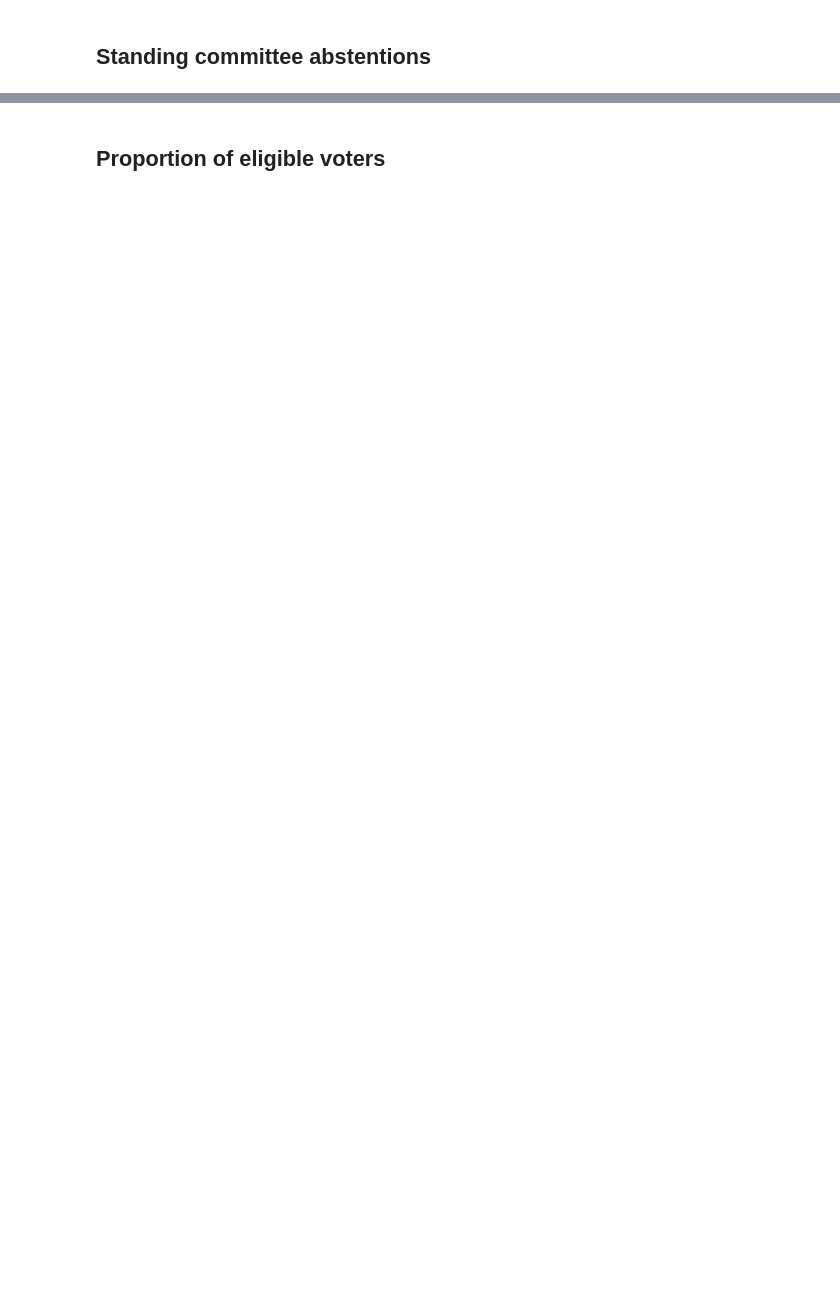
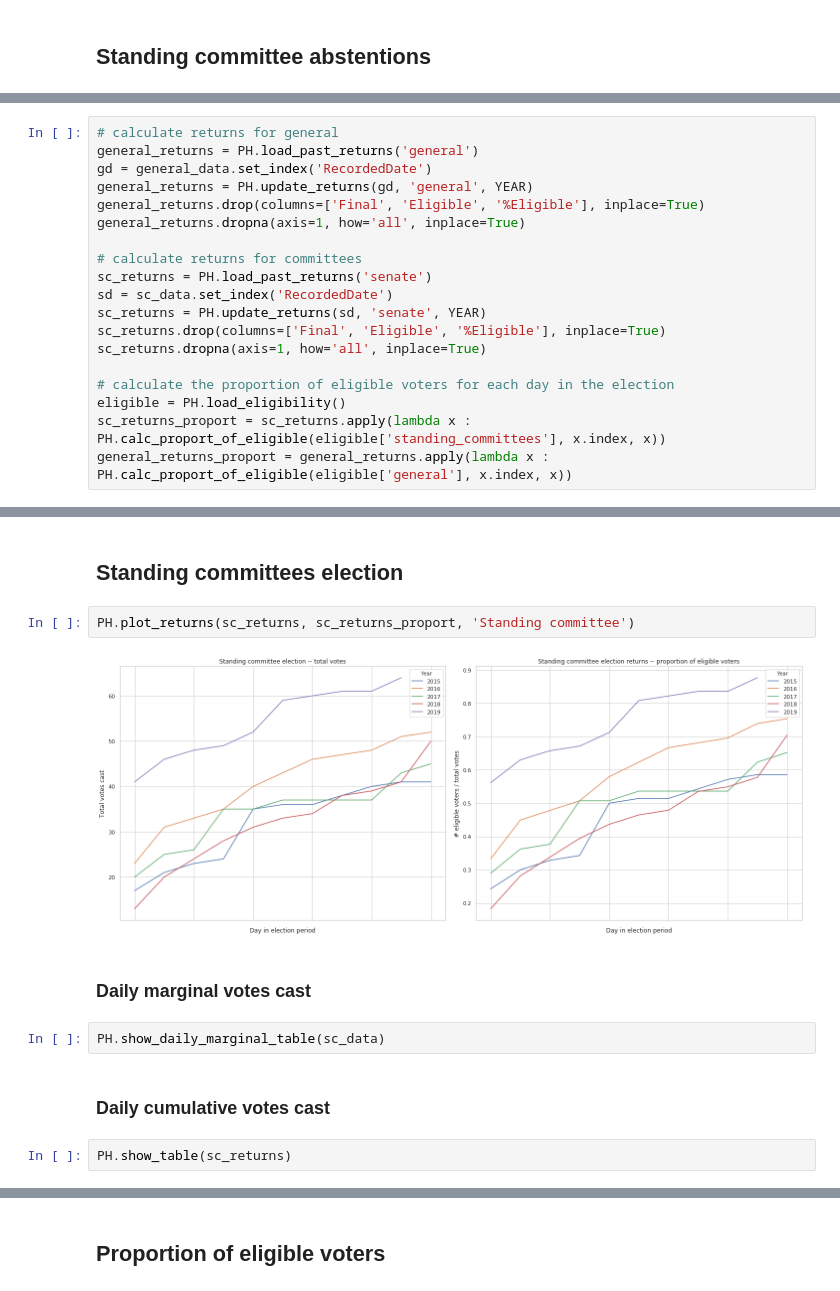
Before and after one commit to AdamSwenson/csun-election-management, a Jupyter notebook: notebooks/2019 Senate Election Management Tools.ipynb, the cells around one changed output, grey strips where cells are left out. Cells and saved outputs as stored; diff of their text form; blank space fills up the shorter version.

Commit message:
finally working. still having problems with latex reports

```diff
--- a/notebooks/2019 Senate Election Management Tools.ipynb
+++ b/notebooks/2019 Senate Election Management Tools.ipynb
@@ -509,0 +461,19 @@ plot_abstentions(sc_results)
+# %%
+# calculate returns for general
+general_returns = PH.load_past_returns('general')
+gd = general_data.set_index('RecordedDate')
+general_returns = PH.update_returns(gd, 'general', YEAR)
+general_returns.drop(columns=['Final', 'Eligible', '%Eligible'], inplace=True)
+general_returns.dropna(axis=1, how='all', inplace=True)
+
+# calculate returns for committees
+sc_returns = PH.load_past_returns('senate')
+sd = sc_data.set_index('RecordedDate')
+sc_returns = PH.update_returns(sd, 'senate', YEAR)
+sc_returns.drop(columns=['Final', 'Eligible', '%Eligible'], inplace=True)
+sc_returns.dropna(axis=1, how='all', inplace=True)
+
+# calculate the proportion of eligible voters for each day in the election
+eligible = PH.load_eligibility()
+sc_returns_proport = sc_returns.apply(lambda x : PH.calc_proport_of_eligible(eligible['standing_committees'], x.index, x))
+general_returns_proport = general_returns.apply(lambda x : PH.calc_proport_of_eligible(eligible['general'], x.index, x))
@@ -523,0 +526,14 @@ fig.tight_layout()
+# %% [markdown]
+## Standing committees election
+# %%
+PH.plot_returns(sc_returns, sc_returns_proport, 'Standing committee')
+# %% [output]
+[figure, added]
+# %% [markdown]
+### Daily marginal votes cast
+# %%
+PH.show_daily_marginal_table(sc_data)
+# %% [markdown]
+### Daily cumulative votes cast
+# %%
+PH.show_table(sc_returns)
```
Also changed, not shown: parts of 91 cells of this notebook, 5 other files.
